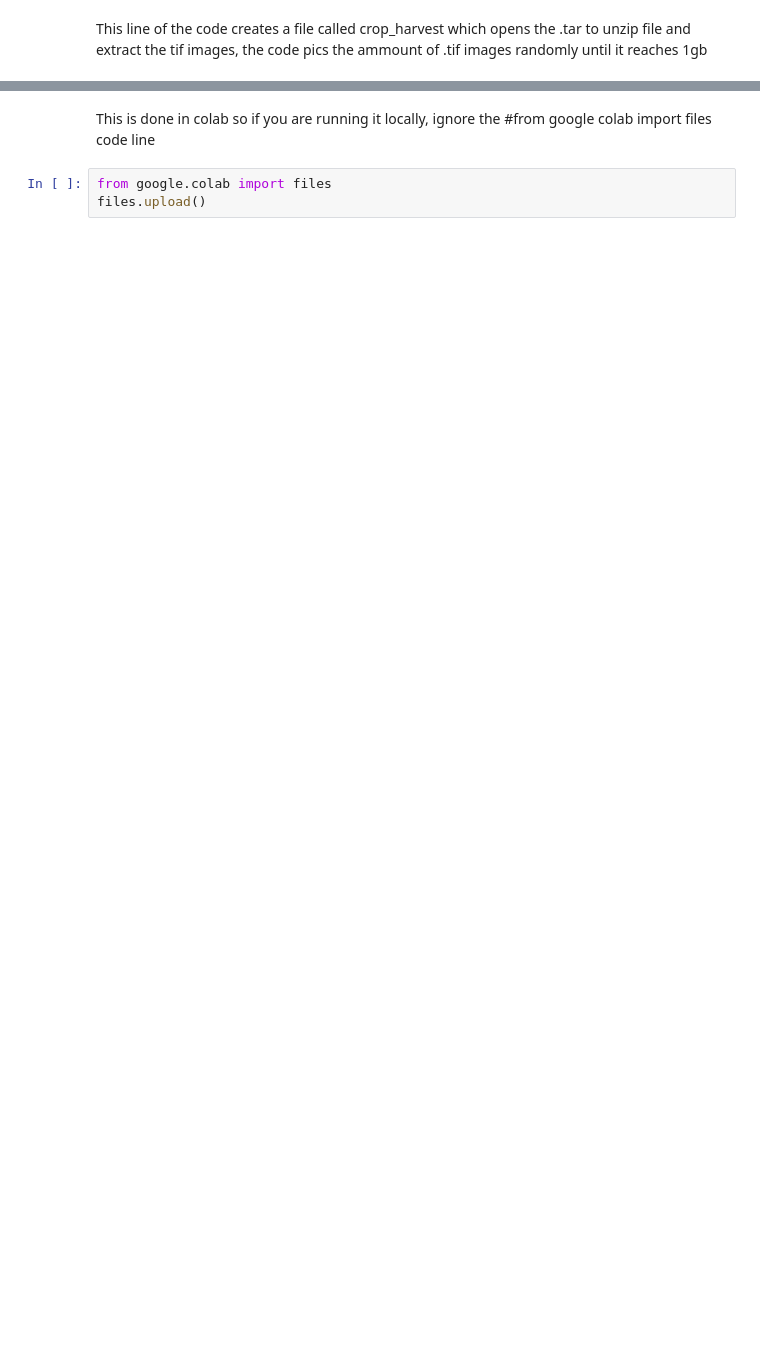
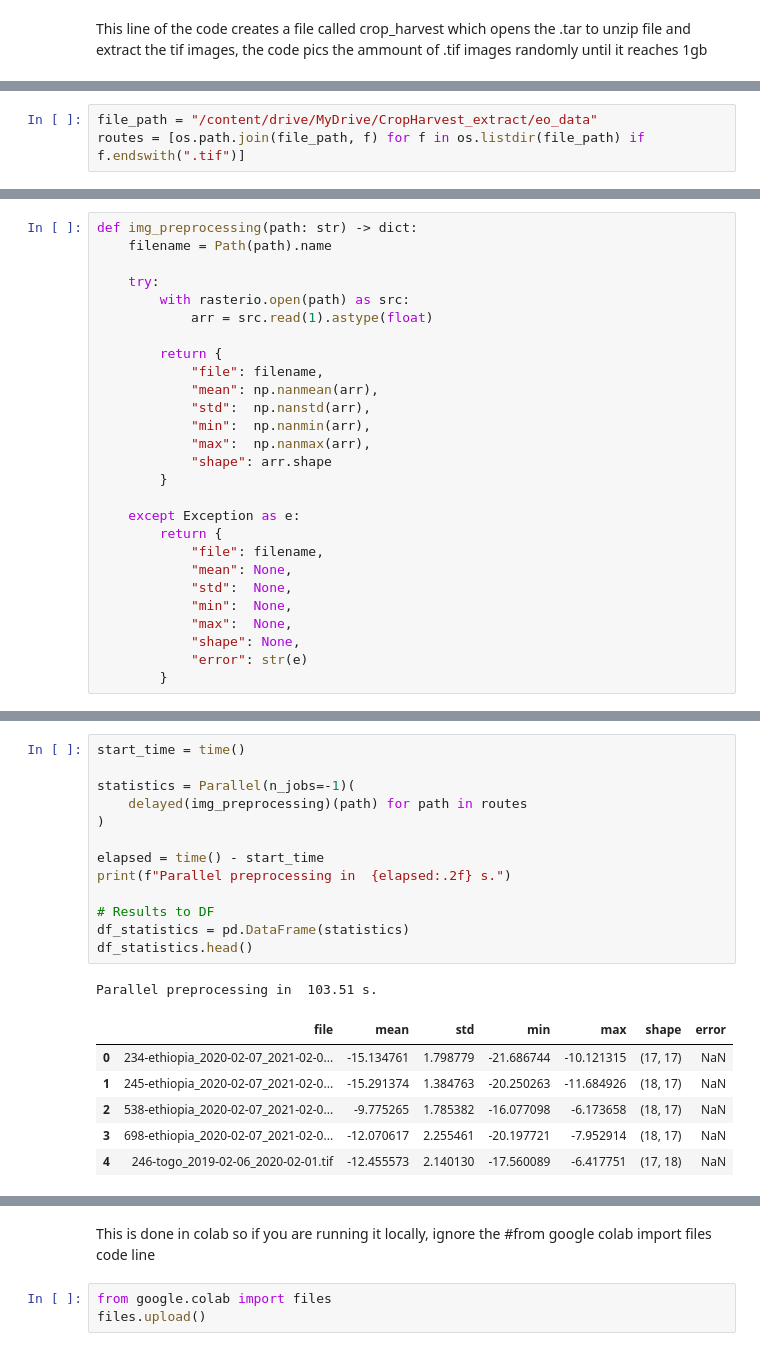
Before and after one commit to Equipo-Proyecto-2025/Proyecto-Computacion-paralela-distribuida, a Jupyter notebook: Trabajofinal.ipynb, the cells around one changed output, grey strips where cells are left out. Cells and saved outputs as stored; diff of their text form; blank space fills up the shorter version.

```diff
--- a/Trabajofinal.ipynb
+++ b/Trabajofinal.ipynb
@@ -86,0 +104,3 @@ print(f" {count} total: {total_bytes / (1024 ** 2):.2f} MB")
+# %%
+file_path = "/content/drive/MyDrive/CropHarvest_extract/eo_data"
+routes = [os.path.join(file_path, f) for f in os.listdir(file_path) if f.endswith(".tif")]
@@ -86,0 +113,27 @@ print(f" {count} total: {total_bytes / (1024 ** 2):.2f} MB")
+# %%
+def img_preprocessing(path: str) -> dict:
+    filename = Path(path).name
+
+    try:
+        with rasterio.open(path) as src:
+            arr = src.read(1).astype(float)
+
+        return {
+            "file": filename,
+            "mean": np.nanmean(arr),
+            "std":  np.nanstd(arr),
+            "min":  np.nanmin(arr),
+            "max":  np.nanmax(arr),
+            "shape": arr.shape
+        }
+
+    except Exception as e:
+        return {
+            "file": filename,
+            "mean": None,
+            "std":  None,
+            "min":  None,
+            "max":  None,
+            "shape": None,
+            "error": str(e)
+        }
@@ -86,0 +148,21 @@ print(f" {count} total: {total_bytes / (1024 ** 2):.2f} MB")
+# %%
+start_time = time()
+
+statistics = Parallel(n_jobs=-1)(
+    delayed(img_preprocessing)(path) for path in routes
+)
+
+elapsed = time() - start_time
+print(f"Parallel preprocessing in  {elapsed:.2f} s.")
+
+# Results to DF
+df_statistics = pd.DataFrame(statistics)
+df_statistics.head()
+# %% [output]
+Parallel preprocessing in  103.51 s.
+|  | file | mean | std | min | max | shape | error |
+| 0 | 234-ethiopia_2020-02-07_2021-02-0... | -15.134761 | 1.798779 | -21.686744 | -10.121315 | (17, 17) | NaN |
+| 1 | 245-ethiopia_2020-02-07_2021-02-0... | -15.291374 | 1.384763 | -20.250263 | -11.684926 | (18, 17) | NaN |
+| 2 | 538-ethiopia_2020-02-07_2021-02-0... | -9.775265 | 1.785382 | -16.077098 | -6.173658 | (18, 17) | NaN |
+| 3 | 698-ethiopia_2020-02-07_2021-02-0... | -12.070617 | 2.255461 | -20.197721 | -7.952914 | (18, 17) | NaN |
+| 4 | 246-togo_2019-02-06_2020-02-01.tif | -12.455573 | 2.140130 | -17.560089 | -6.417751 | (17, 18) | NaN |
```
Also changed, not shown: parts of 26 cells of this notebook, 1 other file.
